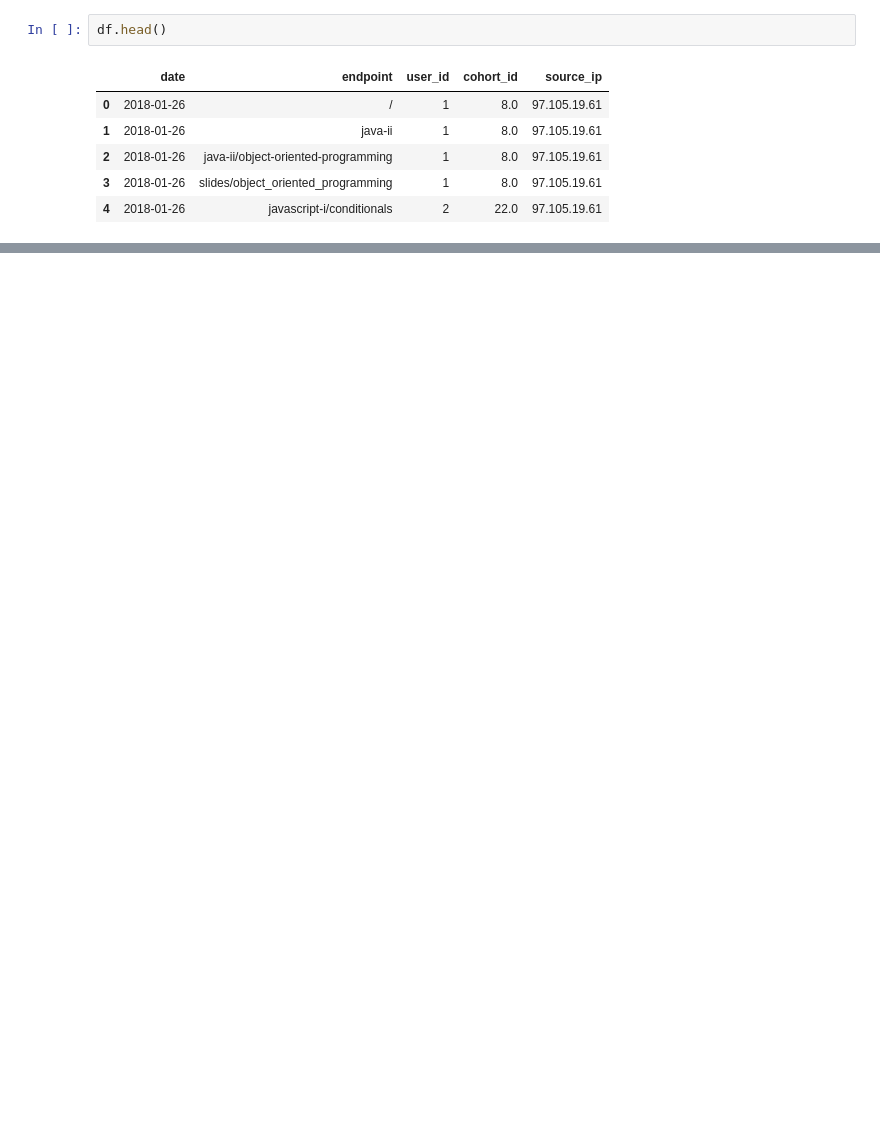
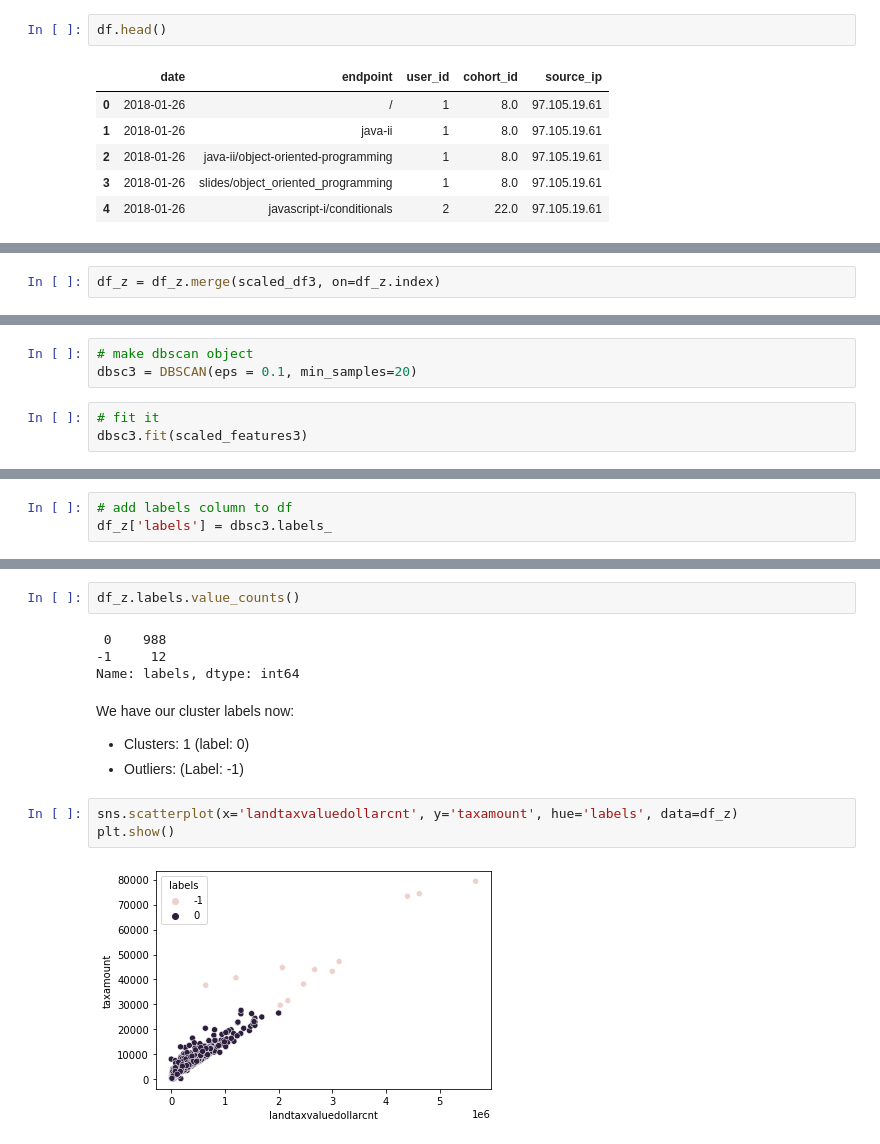
Before and after one commit to mariamnaqvi/anomaly-detection-exercises, a Jupyter notebook: clustering_anomaly_detection.ipynb, the cells around one changed output, grey strips where cells are left out. Saved outputs shown, nothing was run; the diff lists cells and outputs as text; blank space fills up the shorter version.

```diff
--- a/clustering_anomaly_detection.ipynb
+++ b/clustering_anomaly_detection.ipynb
@@ -202,0 +489,2 @@ minmax = MinMaxScaler()
+# %%
+df_z = df_z.merge(scaled_df3, on=df_z.index)
@@ -202,0 +501,6 @@ minmax = MinMaxScaler()
+# %%
+# make dbscan object
+dbsc3 = DBSCAN(eps = 0.1, min_samples=20)
+# %%
+# fit it
+dbsc3.fit(scaled_features3)
@@ -202,0 +530,3 @@ minmax = MinMaxScaler()
+# %%
+# add labels column to df
+df_z['labels'] = dbsc3.labels_
@@ -202,0 +542,15 @@ minmax = MinMaxScaler()
+# %%
+df_z.labels.value_counts()
+# %% [output]
+ 0    988
+-1     12
+Name: labels, dtype: int64
+# %% [markdown]
+We have our cluster labels now:
+- Clusters: 1 (label: 0)
+- Outliers: (Label: -1)
+# %%
+sns.scatterplot(x='landtaxvaluedollarcnt', y='taxamount', hue='labels', data=df_z)
+plt.show()
+# %% [output]
+[figure, added]
```
Also changed, not shown: parts of 47 cells of this notebook.
